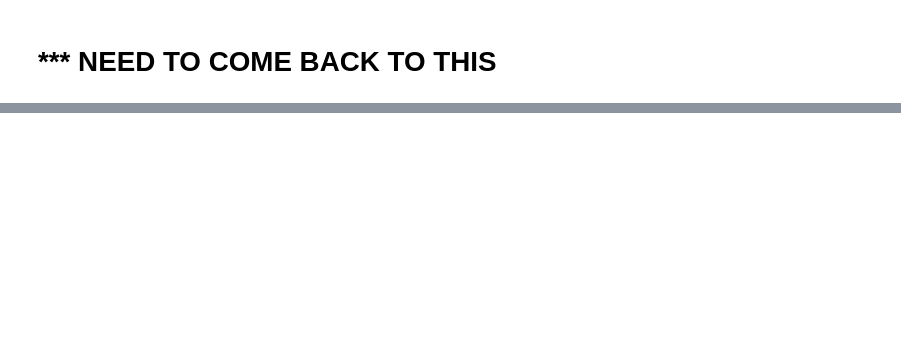
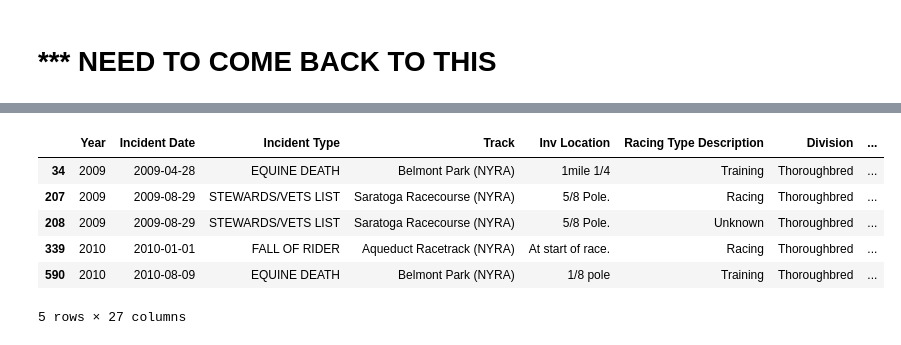
Before and after one commit to isabelvanzijl/Capstone-Project-1, a Jupyter notebook: Create_Merged_Dataset.ipynb, the cells around one changed output, grey strips where cells are left out. Drawn from its saved outputs; the diff is of its cells as text; code cells hidden in the pictures; blank space fills up the shorter version.

```diff
--- a/Create_Merged_Dataset.ipynb
+++ b/Create_Merged_Dataset.ipynb
@@ -355,0 +419,11 @@ The Equine Death and Breakdown is now clean enough for us to use. We've consolid
+# %%
+# check the first trainer name that appears in the doping data set to check that it's properly merged
+finaldf.loc[finaldf['Trainer'] == 'STEVEN M. ASMUSSEN'].head()
+# %% [output]
+|  | Year | Incident Date | Incident Type | Track | Inv Location | Racing Type Description | Division | ... |
+| 34 | 2009 | 2009-04-28 | EQUINE DEATH | Belmont Park (NYRA) | 1mile 1/4 | Training | Thoroughbred | ... |
+| 207 | 2009 | 2009-08-29 | STEWARDS/VETS LIST | Saratoga Racecourse (NYRA) | 5/8 Pole. | Racing | Thoroughbred | ... |
+| 208 | 2009 | 2009-08-29 | STEWARDS/VETS LIST | Saratoga Racecourse (NYRA) | 5/8 Pole. | Unknown | Thoroughbred | ... |
+| 339 | 2010 | 2010-01-01 | FALL OF RIDER | Aqueduct Racetrack (NYRA) | At start of race. | Racing | Thoroughbred | ... |
+| 590 | 2010 | 2010-08-09 | EQUINE DEATH | Belmont Park (NYRA) | 1/8 pole | Training | Thoroughbred | ... |
+5 rows × 27 columns
```
Also changed, not shown: parts of 16 cells of this notebook.
